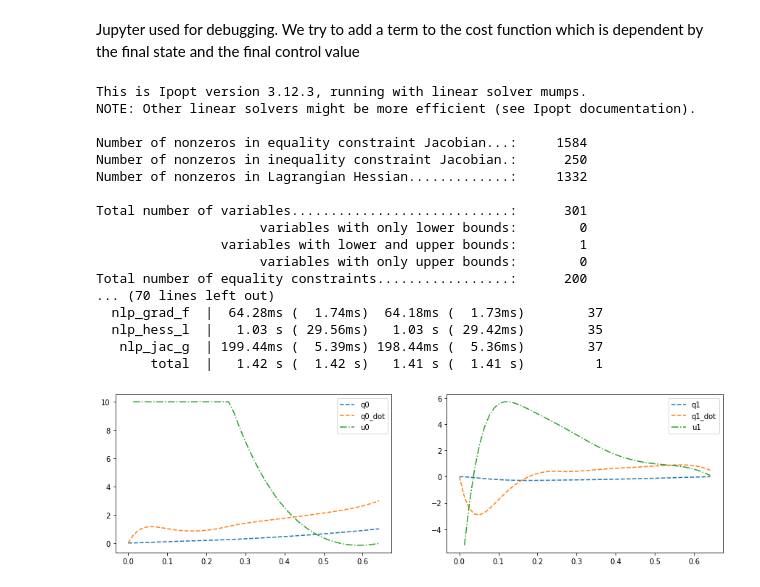
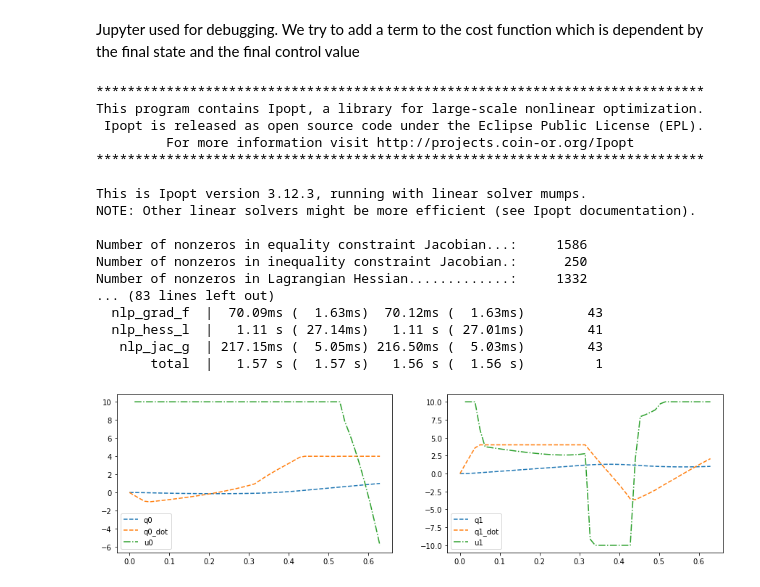
Before and after one commit to abcamiletto/flex, a Jupyter notebook: urdf_optcontrol/Jupyters/URDF2OptimalControl.ipynb, the cells around one changed output. Saved outputs shown, nothing was run; the diff lists cells and outputs as text; code cells hidden in the pictures.

```diff
--- a/urdf_optcontrol/Jupyters/URDF2OptimalControl.ipynb
+++ b/urdf_optcontrol/Jupyters/URDF2OptimalControl.ipynb
@@ -27,13 +27,14 @@ class Urdf2Moon:
         self.upper_q, self.lower_q, self.max_effort, self.max_velocity = self.get_limits()
 
     def solve(self, cost_func, control_steps, initial_cond, trajectory_target, time_horizon=cs.MX.sym("T", 1),
-              final_term_cost=None, my_constraint=None, rk_interval=4, max_iter=250):
+              final_term_cost=None, my_constraint=None, my_final_constraint=None, rk_interval=4, max_iter=250):
         #Store Values
         self.t = cs.SX.sym("t", 1)
         self.traj ,self.traj_dot = self.derive_trajectory(trajectory_target, self.t)
         self.cost_func = cost_func
         self.final_term_cost = final_term_cost
         self.my_constraint = my_constraint
+        self.my_final_constraint = my_final_constraint
         self.T = time_horizon
         self.N = control_steps
         self.rk_intervals = rk_interval
@@ -54,7 +55,6 @@ class Urdf2Moon:
         self.nlp_solver(self.initial_cond, self.final_term_cost, trajectory_target, self.my_constraint)
         return {'q': self.q_opt, 'qd': self.qd_opt,
                 'u': self.u_opt}
-
 
     def load_urdf(self, urdf_path):
         robot_parser = u2c.URDFparser()
@@ -203,13 +203,16 @@ class Urdf2Moon:
 
         if isinstance(self.T, cs.casadi.MX):
             w += [self.T]
-            w_g += [1]
-            lbw += [0.5]
-            ubw += [2]
+            w_g += [1.0]
+            lbw += [0.05]
+            ubw += [float('inf')]
 
         # add a final term cost. If not specified is 0.
         if final_term_cost != None:
             J = J+final_term_cost(Xk_end[0:self.num_joints]-cs.substitute(self.traj,self.t,self.T), Xk_end[self.num_joints:]-cs.substitute(self.traj_dot,self.t,self.T), Uk) # f_t_c(q, qd, u)
+
+        if self.my_final_constraint != None:
+            self.add_constraints(g, lbg, ubg, Xk, Uk, EEk_pos, self.my_final_constraint)
 
         # Define the problem to be solved
         problem = {'f': J, 'x': cs.vertcat(*w), 'g': cs.vertcat(*g)}
@@ -273,7 +276,7 @@ if __name__ == '__main__':
         root = "link1"
         end = "link3"
         def trajectory_target(t):
-            q = [1, 0]
+            q = [0, 0]
             return q
         in_cond = [0]*4
     else:
@@ -284,45 +287,53 @@ if __name__ == '__main__':
             q = [0]*7
             return q
         in_cond = [0,-0.78,0,-2.36,0,1.57,0.78] + [0.1]*7
 
 
     def my_cost_func(q, qd, u):
-        return 10 * cs.mtimes(q.T,q) + cs.mtimes(u.T,u) / 100
+        return 1
+        # return 10 * cs.mtimes(q.T,q) + cs.mtimes(u.T,u) / 100
 
     def my_final_term_cost(q_f, qd_f, u_f):
         return 100*cs.mtimes(q_f.T,q_f)  # + cs.mtimes(qd_f.T,qd_f)
 
 
     def my_constraint1(q, q_dot, u, ee_pos):
         return [-10, -10], u, [10, 10]
     def my_constraint2(q, q_dot, u, ee_pos):
         return [-4, -4], q_dot, [4, 4]
     def my_constraint3(q, q_dot, u, ee_pos):
         return 0, ee_pos[0]**2 + ee_pos[1]**2 + ee_pos[2]**2, 20
     my_constraints=[my_constraint1, my_constraint2, my_constraint3]
 
+    def my_final_constraint1(q, q_dot, u, ee_pos):
+        return [1, 1], q, [1, 1]
+    def my_final_constraint2(q, q_dot, u, ee_pos):
+        return [0.757324, 0.2, 2.43627], ee_pos, [0.757324, 0.2, 2.43627]
+    my_final_constraints = [my_final_constraint1]
+
     time_horizon = 1
     steps = 50
 
     urdf_2_opt = Urdf2Moon(urdf_path, root, end)
-    opt = urdf_2_opt.solve(my_cost_func, steps, in_cond, trajectory_target, final_term_cost=my_final_term_cost, my_constraint=my_constraints)
+    opt = urdf_2_opt.solve(my_cost_func, steps, in_cond, trajectory_target, final_term_cost=my_final_term_cost,
+                           my_constraint=my_constraints, my_final_constraint=my_final_constraints)
     fig = urdf_2_opt.print_results()
 # %% [output]
+******************************************************************************
+This program contains Ipopt, a library for large-scale nonlinear optimization.
+ Ipopt is released as open source code under the Eclipse Public License (EPL).
+         For more information visit http://projects.coin-or.org/Ipopt
+******************************************************************************
+
 This is Ipopt version 3.12.3, running with linear solver mumps.
 NOTE: Other linear solvers might be more efficient (see Ipopt documentation).
 
-Number of nonzeros in equality constraint Jacobian...:     1584
+Number of nonzeros in equality constraint Jacobian...:     1586
 Number of nonzeros in inequality constraint Jacobian.:      250
 Number of nonzeros in Lagrangian Hessian.............:     1332
-
-Total number of variables............................:      301
-                     variables with only lower bounds:        0
-                variables with lower and upper bounds:        1
-                     variables with only upper bounds:        0
-Total number of equality constraints.................:      200
-... (70 lines left out)
-  nlp_grad_f  |  64.28ms (  1.74ms)  64.18ms (  1.73ms)        37
-  nlp_hess_l  |   1.03 s ( 29.56ms)   1.03 s ( 29.42ms)        35
-   nlp_jac_g  | 199.44ms (  5.39ms) 198.44ms (  5.36ms)        37
-       total  |   1.42 s (  1.42 s)   1.41 s (  1.41 s)         1
+... (83 lines left out)
+  nlp_grad_f  |  70.09ms (  1.63ms)  70.12ms (  1.63ms)        43
+  nlp_hess_l  |   1.11 s ( 27.14ms)   1.11 s ( 27.01ms)        41
+   nlp_jac_g  | 217.15ms (  5.05ms) 216.50ms (  5.03ms)        43
+       total  |   1.57 s (  1.57 s)   1.56 s (  1.56 s)         1
-[figure, old version]
+[figure, new version]
```
